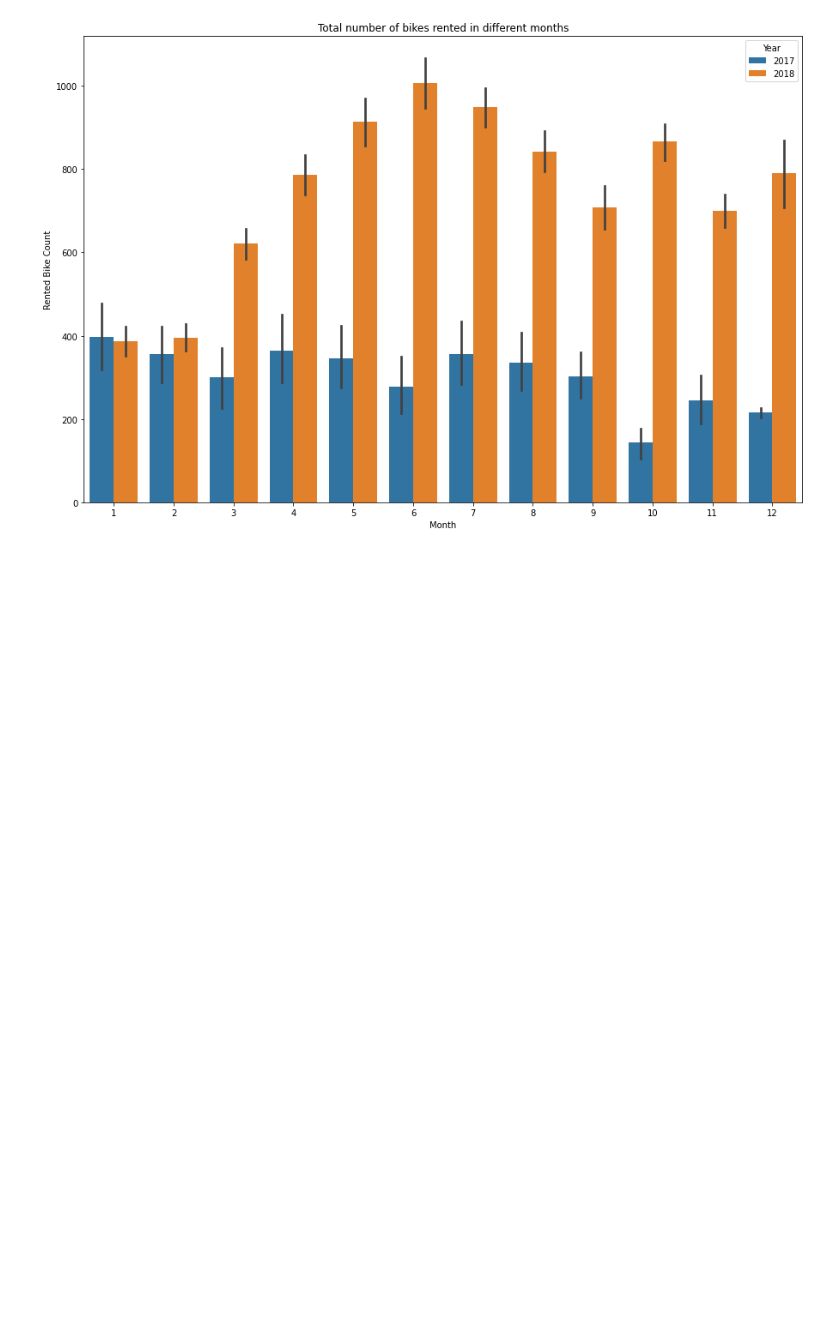
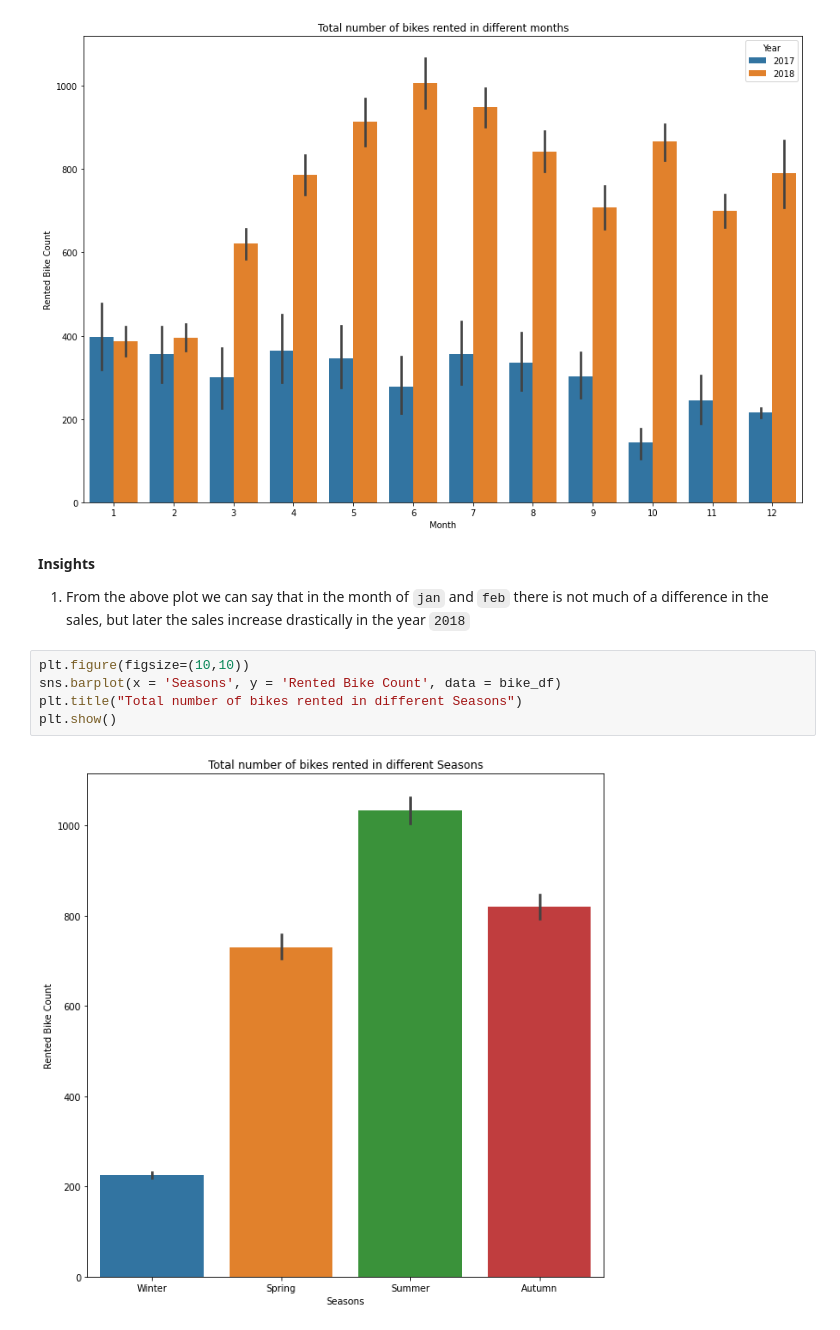
Before and after one commit to gyana-ranjan-dash/Seoul_Bike_Sharing_Demand_Prediction, a Jupyter notebook: Bike_Sharing_Demand_Prediction.ipynb, the cells around one changed output. Cells and saved outputs as stored; diff of their text form; blank space fills up the shorter version.

```diff
--- a/Bike_Sharing_Demand_Prediction.ipynb
+++ b/Bike_Sharing_Demand_Prediction.ipynb
@@ -203,3 +203,15 @@ plt.title("Total number of bikes rented in different months")
 plt.show()
 # %% [output]
 [figure]
+# %% [markdown]
+**Insights**
+
+
+1.   From the above plot we can say that in the month of ``jan`` and ``feb`` there is not much of a difference in the sales, but later the sales increase drastically in the year ``2018``
+# %%
+plt.figure(figsize=(10,10))
+sns.barplot(x = 'Seasons', y = 'Rented Bike Count', data = bike_df)
+plt.title("Total number of bikes rented in different Seasons")
+plt.show()
+# %% [output]
+[figure, added]
```
Also changed, not shown: parts of 4 cells of this notebook.
